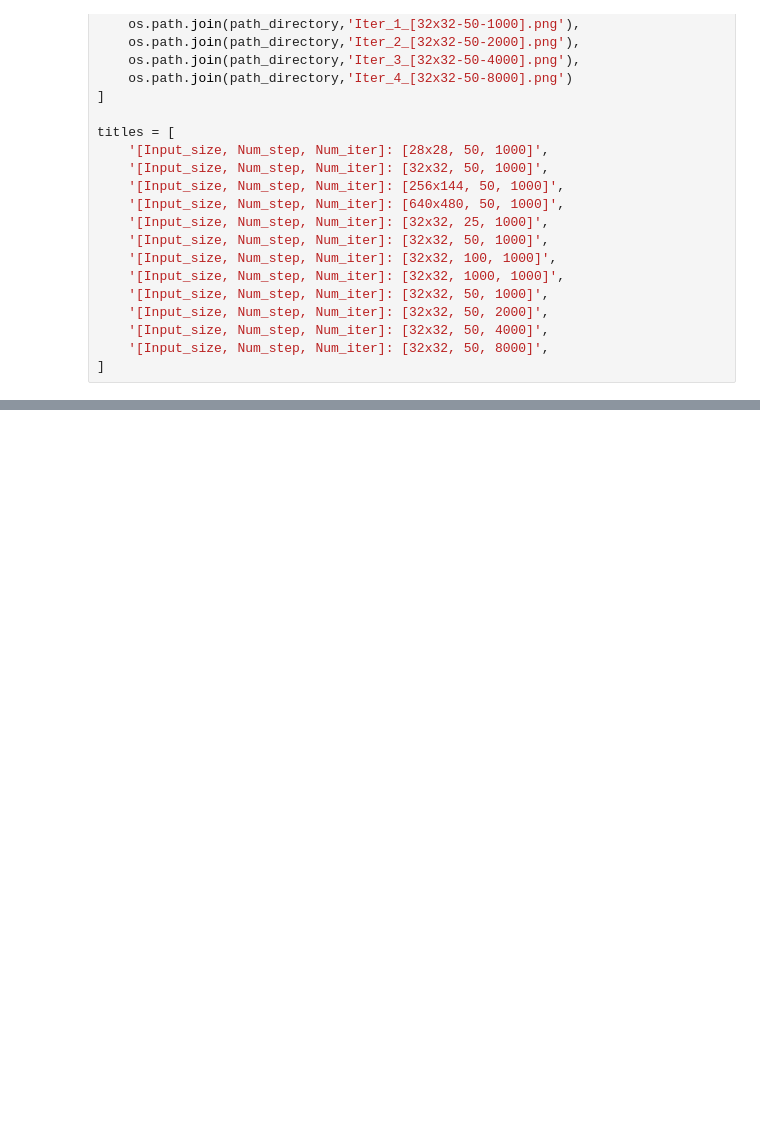
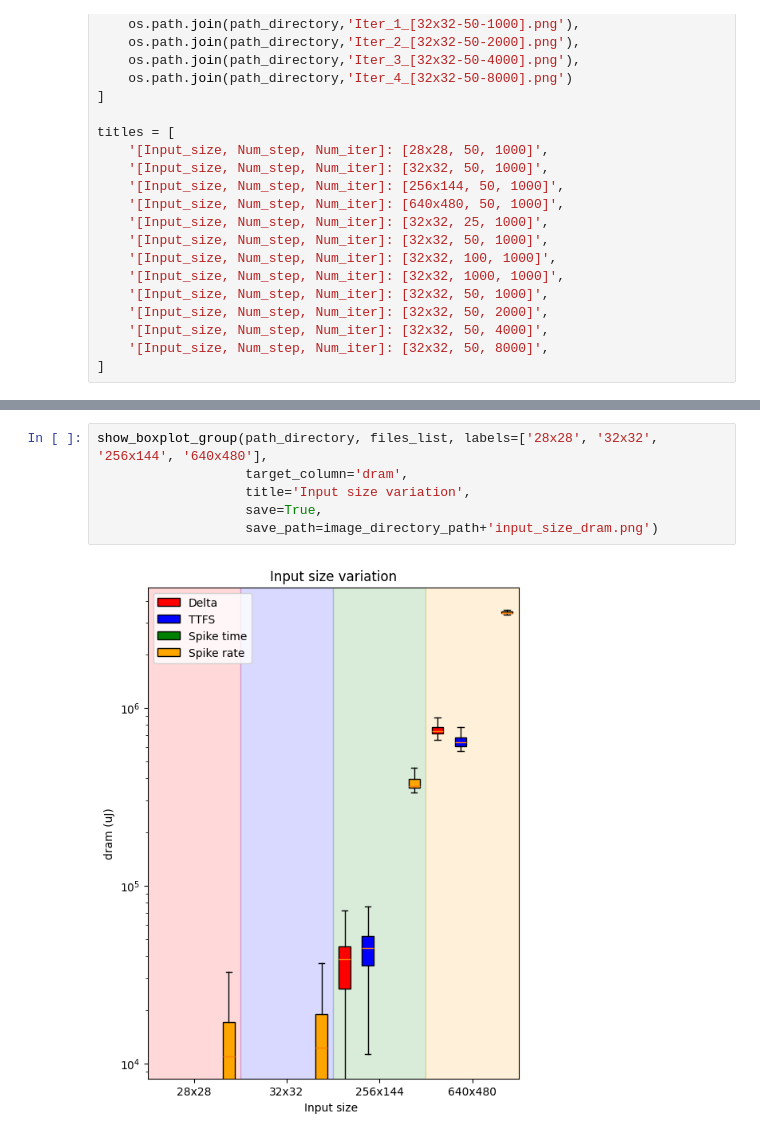
Before and after one commit to pioneer0413/RENS, a Jupyter notebook: experiment/experiment-10/pilot_exp10_analysis.ipynb, the cells around one changed output, grey strips where cells are left out. Saved outputs shown, nothing was run; the diff lists cells and outputs as text; blank space fills up the shorter version.

```diff
--- a/experiment/experiment-10/pilot_exp10_analysis.ipynb
+++ b/experiment/experiment-10/pilot_exp10_analysis.ipynb
@@ -100,0 +206,8 @@ for i in range(12):
+# %%
+show_boxplot_group(path_directory, files_list, labels=['28x28', '32x32', '256x144', '640x480'],
+                   target_column='dram',
+                   title='Input size variation',
+                   save=True,
+                   save_path=image_directory_path+'input_size_dram.png')
+# %% [output]
+[figure, added]
```
Also changed, not shown: parts of 15 cells of this notebook, 1 other file.
